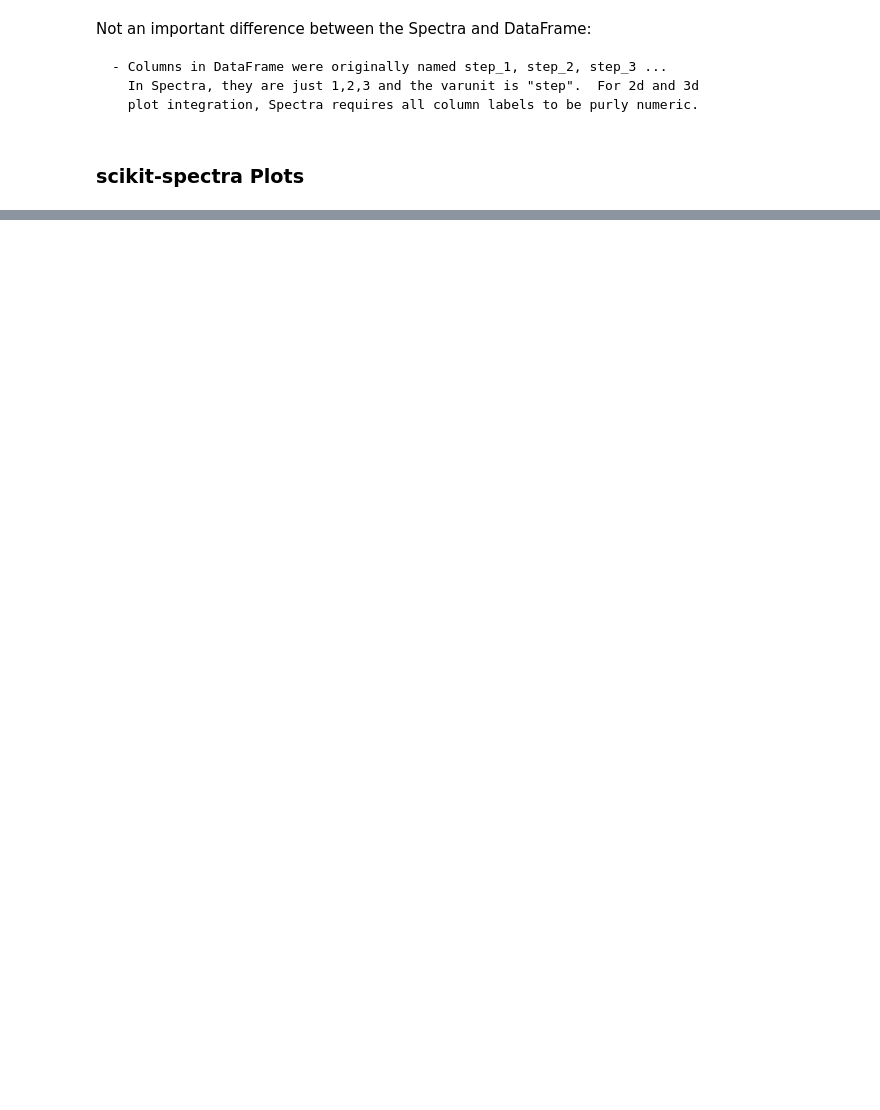
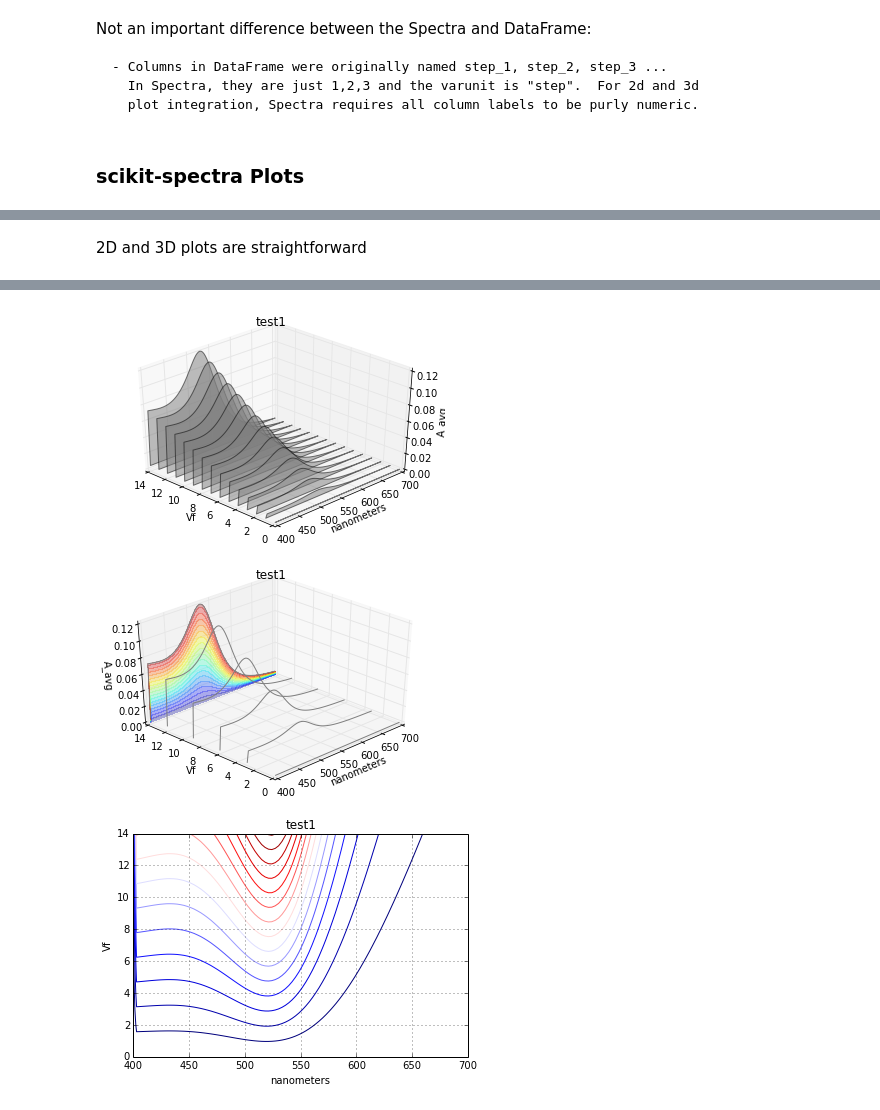
Before and after one commit to hughesadam87/PAME, a Jupyter notebook: Simulations/simtutorial.ipynb, the cells around one changed output, grey strips where cells are left out. Saved outputs shown, nothing was run; the diff lists cells and outputs as text; code cells hidden in the pictures; blank space fills up the shorter version.

```diff
--- a/Simulations/simtutorial.ipynb
+++ b/Simulations/simtutorial.ipynb
@@ -375,0 +329,6 @@ WARNING:skspec.core.spectra:Spectrum does not have subtracted baseline; could af
+# %% [markdown]
+2D and 3D plots are straightforward
+# %%
+for kind in ['waterfall', 'spec3d', 'contour']:
+    spectra.plot(kind=kind);
+# %% [output]
@@ -376,3 +338,6 @@ WARNING:skspec.core.spectra:Spectrum does not have subtracted baseline; could af
+[figure, added]
+[figure, added]
+[figure, added]
 # %% [markdown]
 <hr>
 <br>
```
Also changed, not shown: parts of 14 cells of this notebook, 2 other files.
